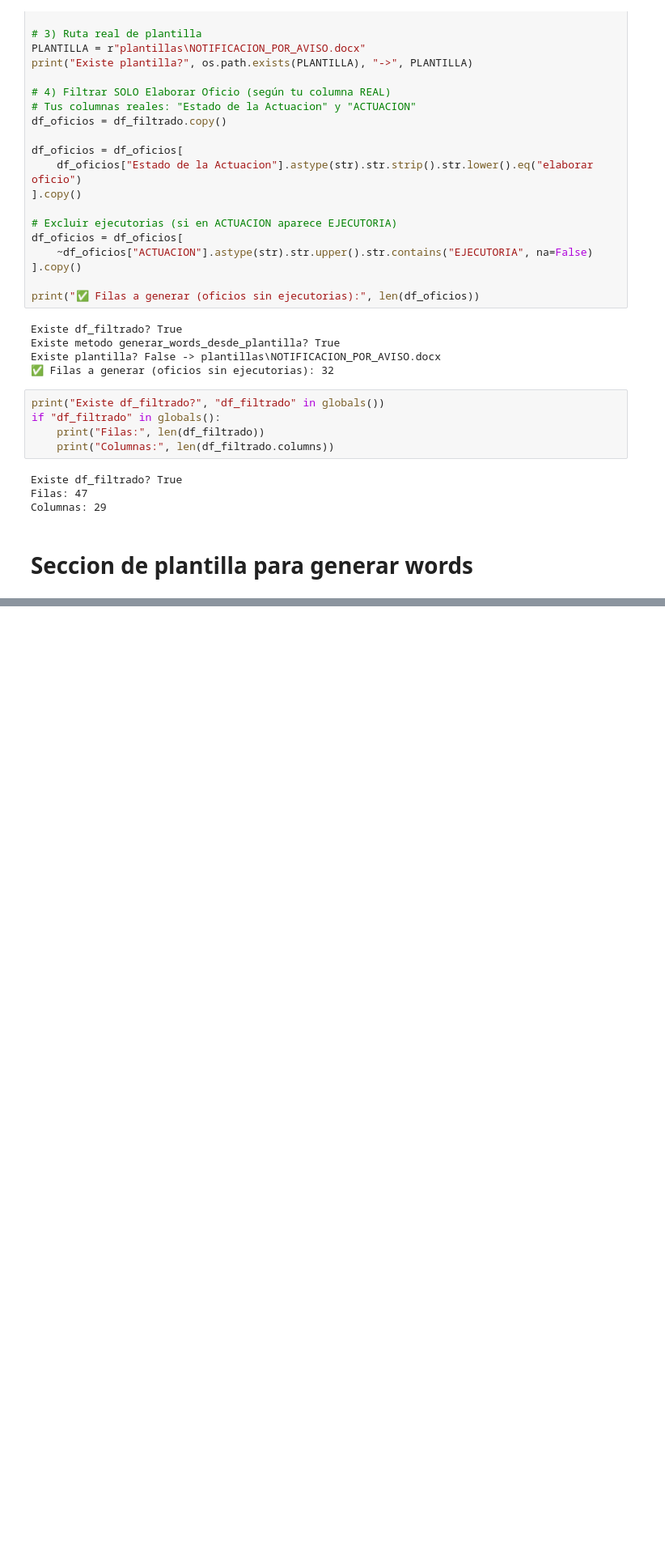
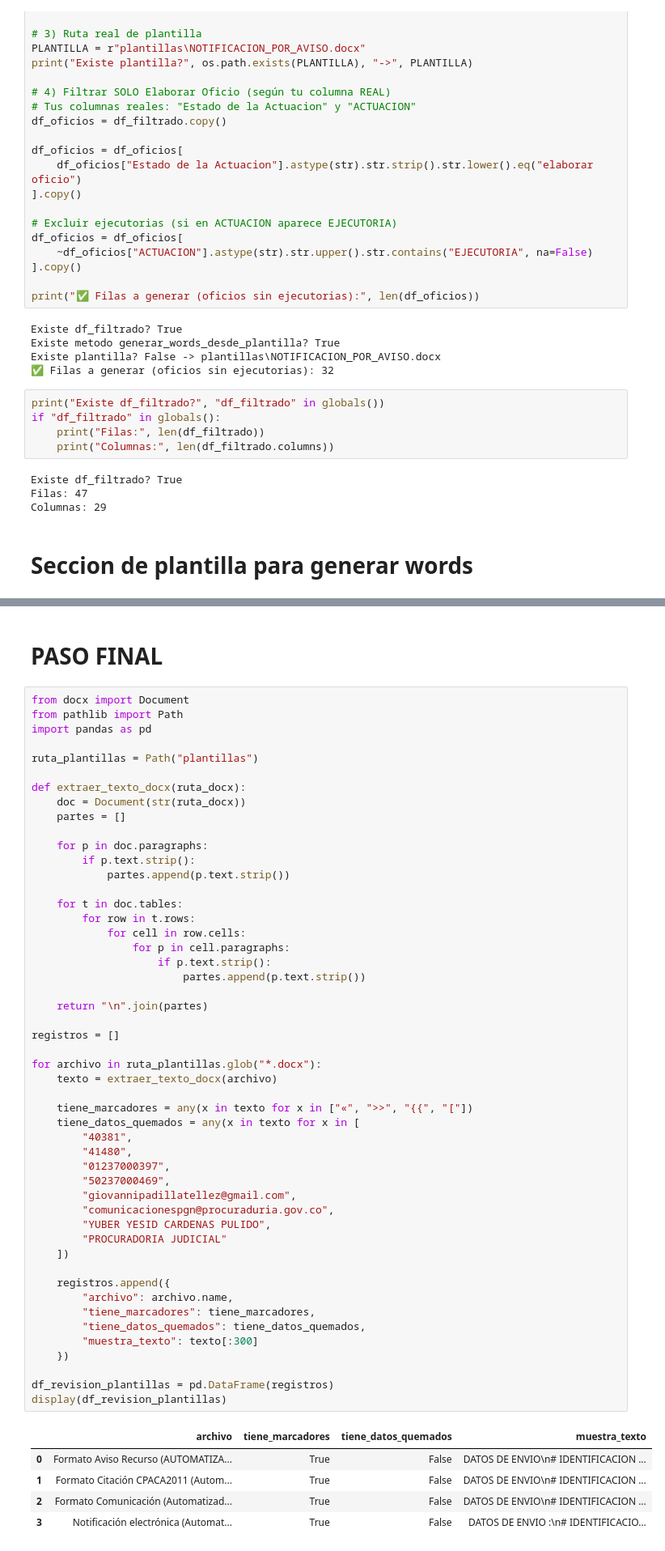
Before and after one commit to juliancho18/oficios_notificaciones, a Jupyter notebook: constructor.ipynb, the cells around one changed output, grey strips where cells are left out. Shown at 81% size. Saved outputs shown, nothing was run; the diff lists cells and outputs as text; blank space fills up the shorter version.

```diff
--- a/constructor.ipynb
+++ b/constructor.ipynb
@@ -748,0 +838,58 @@ if "error" in resumen_words.columns:
+# %% [markdown]
+# PASO FINAL
+# %%
+from docx import Document
+from pathlib import Path
+import pandas as pd
+
+ruta_plantillas = Path("plantillas")
+
+def extraer_texto_docx(ruta_docx):
+    doc = Document(str(ruta_docx))
+    partes = []
+
+    for p in doc.paragraphs:
+        if p.text.strip():
+            partes.append(p.text.strip())
+
+    for t in doc.tables:
+        for row in t.rows:
+            for cell in row.cells:
+                for p in cell.paragraphs:
+                    if p.text.strip():
+                        partes.append(p.text.strip())
+
+    return "\n".join(partes)
+
+registros = []
+
+for archivo in ruta_plantillas.glob("*.docx"):
+    texto = extraer_texto_docx(archivo)
+
+    tiene_marcadores = any(x in texto for x in ["«", ">>", "{{", "["])
+    tiene_datos_quemados = any(x in texto for x in [
+        "40381",
+        "41480",
+        "01237000397",
+        "50237000469",
+        "giovannipadillatellez@gmail.com",
+        "comunicacionespgn@procuraduria.gov.co",
+        "YUBER YESID CARDENAS PULIDO",
+        "PROCURADORIA JUDICIAL"
+    ])
+
+    registros.append({
+        "archivo": archivo.name,
+        "tiene_marcadores": tiene_marcadores,
+        "tiene_datos_quemados": tiene_datos_quemados,
+        "muestra_texto": texto[:300]
+    })
+
+df_revision_plantillas = pd.DataFrame(registros)
+display(df_revision_plantillas)
+# %% [output]
+|  | archivo | tiene_marcadores | tiene_datos_quemados | muestra_texto |
+| 0 | Formato Aviso Recurso (AUTOMATIZA... | True | False | DATOS DE ENVIO\n# IDENTIFICACION ... |
+| 1 | Formato Citación CPACA2011 (Autom... | True | False | DATOS DE ENVIO\n# IDENTIFICACION ... |
+| 2 | Formato Comunicación (Automatizad... | True | False | DATOS DE ENVIO\n# IDENTIFICACION ... |
+| 3 | Notificación electrónica (Automat... | True | False | DATOS DE ENVIO :\n# IDENTIFICACIO... |
```
Also changed, not shown: parts of 6 cells of this notebook, 37 other files.
